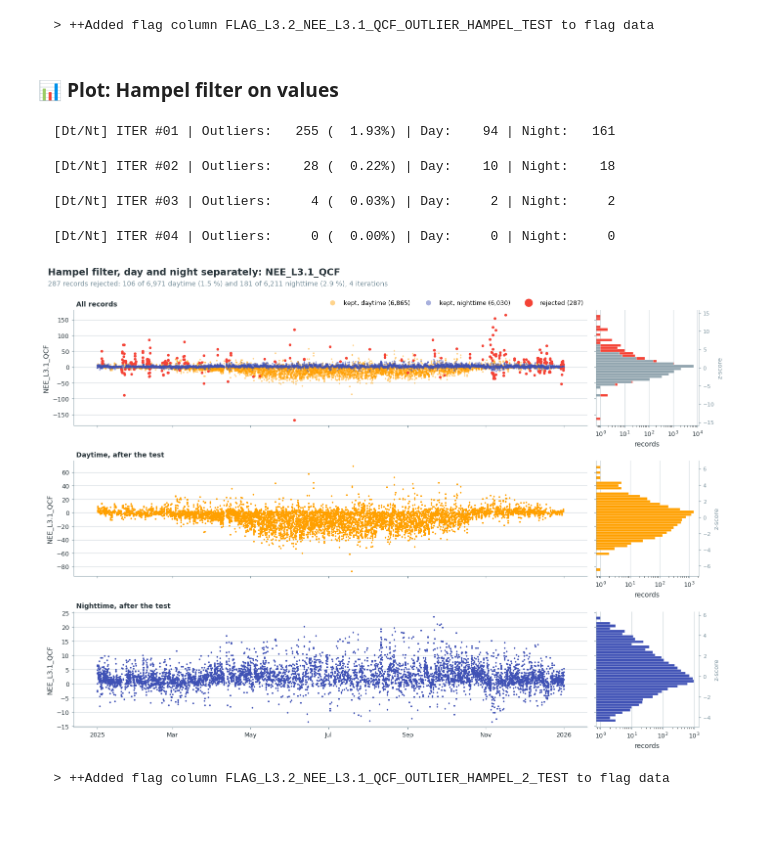
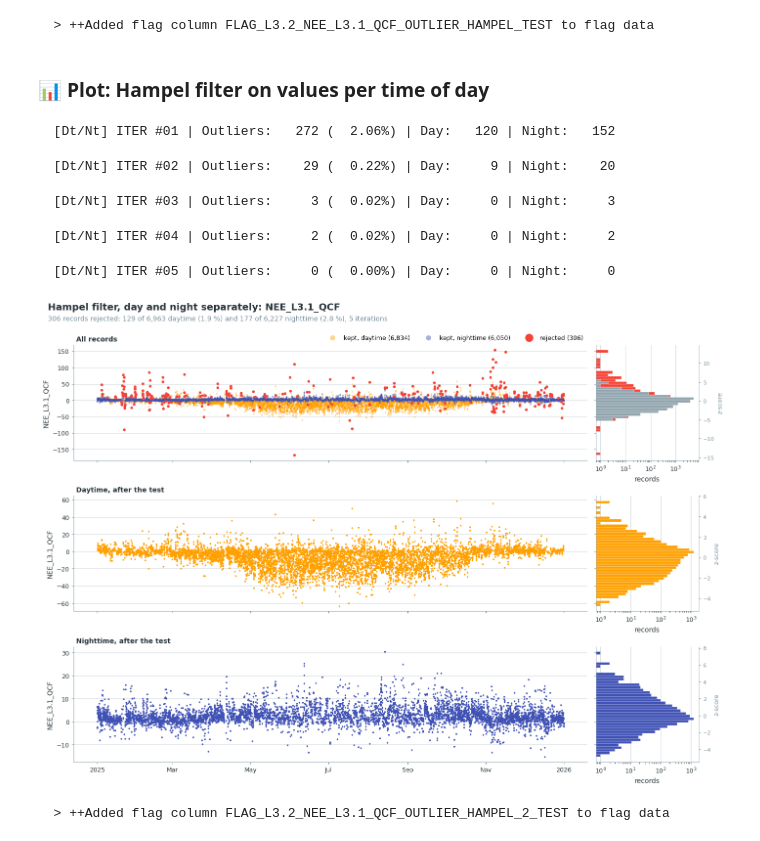
Before and after one commit to holukas/dataset_ch-lae_flux_product, a Jupyter notebook: workflow/30_FLUX_PROCESSING_CHAIN/34_IRGA72_2016-2024/01_FPPC_IRGA72_2016-2026.09.ipynb, the cells around one changed output. Cells and saved outputs as stored; diff of their text form; code cells hidden in the pictures.

```diff
--- a/workflow/30_FLUX_PROCESSING_CHAIN/34_IRGA72_2016-2024/01_FPPC_IRGA72_2016-2026.09.ipynb
+++ b/workflow/30_FLUX_PROCESSING_CHAIN/34_IRGA72_2016-2024/01_FPPC_IRGA72_2016-2026.09.ipynb
@@ -300,5 +311,6 @@ Adds the storage term to the flux (`NEE = FC + SC_SINGLE`). Gaps in the storage
 # %%
-data = run_level31(data, gapfill_storage_term=True, set_storage_to_zero=False)
+data = run_level31(data, gapfill_storage_term=True, set_storage_to_zero=False,
+                   screen_storage_term=True)
 print(f'After L3.1: {data.filteredseries.dropna().count():,} valid records '
       f'(col: {data.filteredseries.name})')
 # %% [output]
@@ -360,16 +388,18 @@ sod.addflag()  # accept this test
 # %% [output]
   > ++Added flag column FLAG_L3.2_NEE_L3.1_QCF_OUTLIER_HAMPEL_TEST to flag data
 # %% [markdown]
-### 📊 Plot: Hampel filter on values
+### 📊 Plot: Hampel filter on values per time of day
 # %%
 sod.flag_outliers_hampel_test(window_length=48 * 13, n_sigma=5.5, use_differencing=False,
+                              by_time_of_day=True, time_of_day_slots=1, min_records=10,
                               separate_day_night=True, showplot=True, verbose=True, repeat=True)
 # %% [output]
-  [Dt/Nt] ITER #01 | Outliers:   255 (  1.93%) | Day:    94 | Night:   161
+  [Dt/Nt] ITER #01 | Outliers:   272 (  2.06%) | Day:   120 | Night:   152
-  [Dt/Nt] ITER #02 | Outliers:    28 (  0.22%) | Day:    10 | Night:    18
+  [Dt/Nt] ITER #02 | Outliers:    29 (  0.22%) | Day:     9 | Night:    20
-  [Dt/Nt] ITER #03 | Outliers:     4 (  0.03%) | Day:     2 | Night:     2
+  [Dt/Nt] ITER #03 | Outliers:     3 (  0.02%) | Day:     0 | Night:     3
-  [Dt/Nt] ITER #04 | Outliers:     0 (  0.00%) | Day:     0 | Night:     0
+  [Dt/Nt] ITER #04 | Outliers:     2 (  0.02%) | Day:     0 | Night:     2
+  [Dt/Nt] ITER #05 | Outliers:     0 (  0.00%) | Day:     0 | Night:     0
-[figure, old version]
+[figure, new version]
 # %%
 sod.addflag()  # accept this test
 # %% [output]
```
Also changed, not shown: parts of 57 cells of this notebook.
